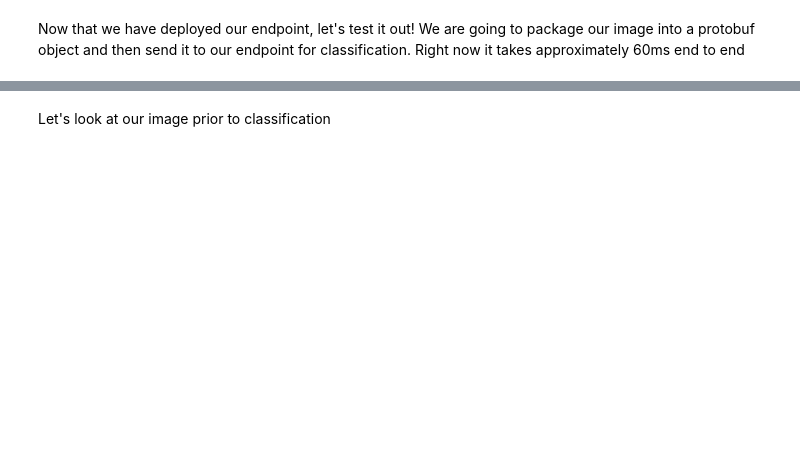
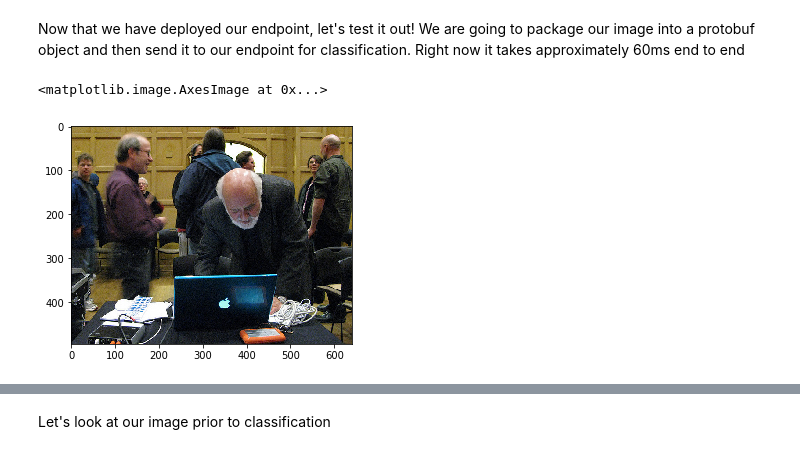
Before and after one commit to C24IO/SageMaker-CustomMXNet-Autoscaling, a Jupyter notebook: Lab2/sm_inference_py2_dcn.ipynb, the cells around one changed output, grey strips where cells are left out. Saved outputs shown, nothing was run; the diff lists cells and outputs as text; code cells hidden in the pictures; blank space fills up the shorter version.

```diff
--- a/Lab2/sm_inference_py2_dcn.ipynb
+++ b/Lab2/sm_inference_py2_dcn.ipynb
@@ -123,3 +189,11 @@ classes = ['person', 'bicycle', 'car', 'motorcycle', 'airplane', 'bus', 'train',
 Now that we have deployed our endpoint, let's test it out!
 We are going to package our image into a protobuf object and then send it to our endpoint for classification.
 Right now it takes approximately 60ms end to end
+# %%
+impath = '/home/ec2-user/SageMaker/GitHub/SageMaker-CustomMXNet-Autoscaling/Lab2/dcn/demo/COCO_test2015_000000000891.jpg'
+
+img = imread(impath)
+imshow(img)
+# %% [output]
+<matplotlib.image.AxesImage at 0x...>
+[figure, added]
```
Also changed, not shown: parts of 17 cells of this notebook.
